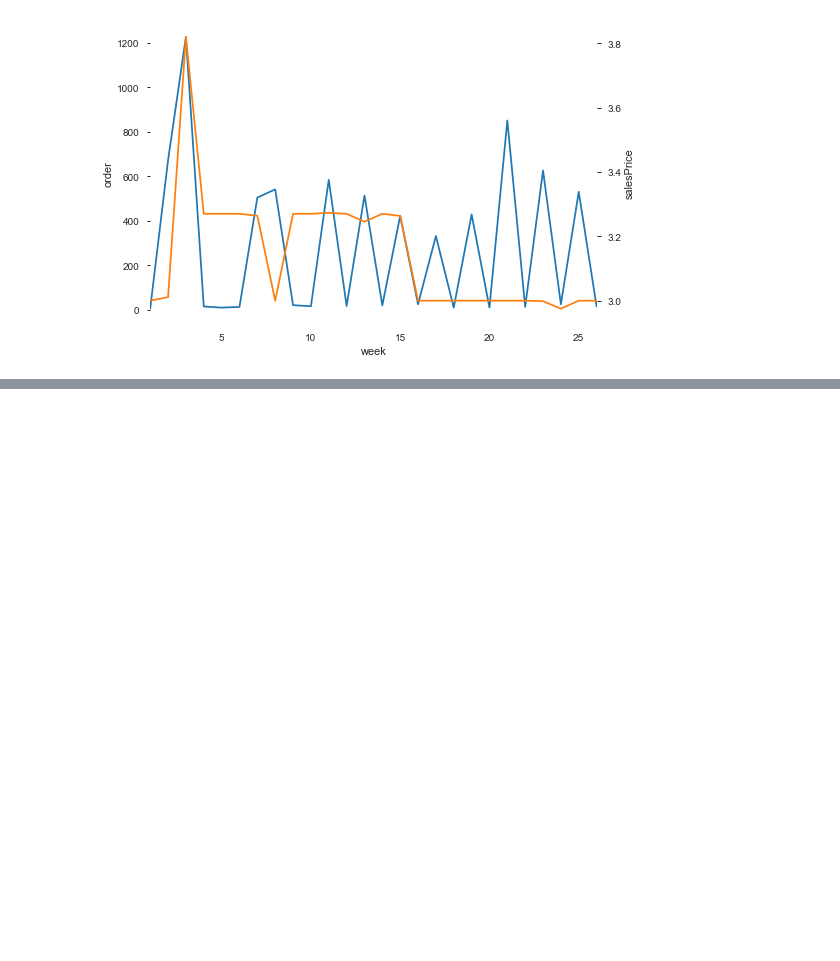
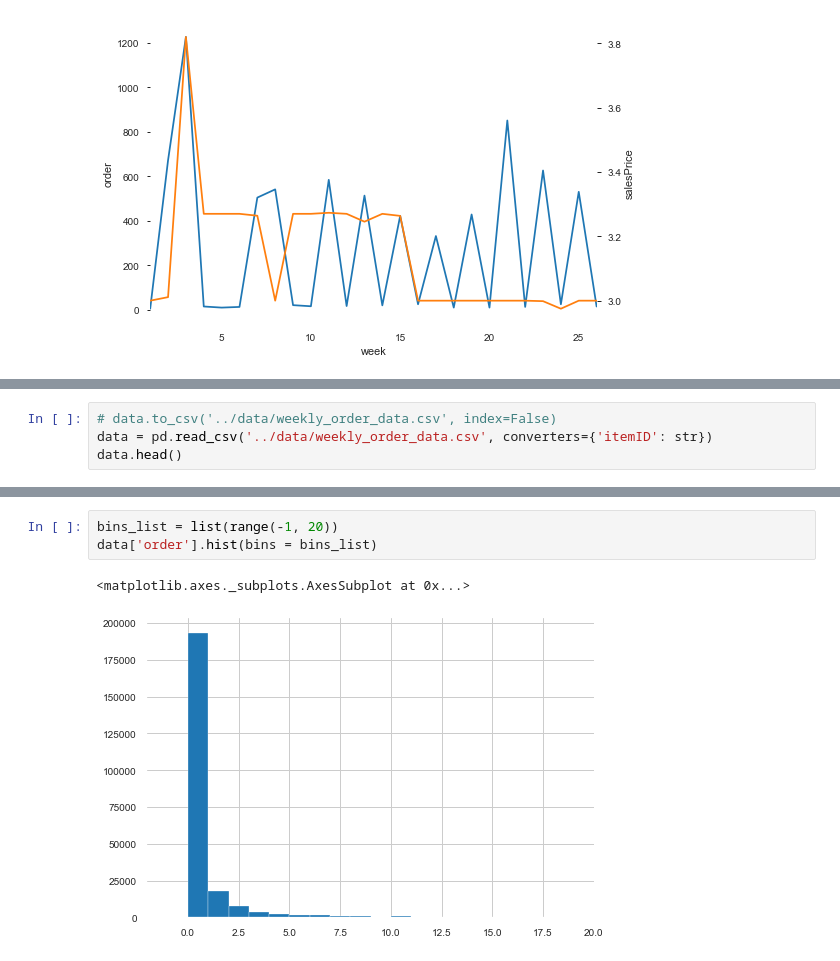
Before and after one commit to janwithb/data-mining-cup-2020, a Jupyter notebook: scripts/DataExploration.ipynb, the cells around one changed output, grey strips where cells are left out. Saved outputs shown, nothing was run; the diff lists cells and outputs as text; blank space fills up the shorter version.

```diff
--- a/scripts/DataExploration.ipynb
+++ b/scripts/DataExploration.ipynb
@@ -384,0 +525,4 @@ plt.xlim(left=orders_per_week[orders_per_week['itemID']==item]['week'].min(), ri
+# %%
+# data.to_csv('../data/weekly_order_data.csv', index=False)
+data = pd.read_csv('../data/weekly_order_data.csv', converters={'itemID': str})
+data.head()
@@ -384,0 +548,6 @@ plt.xlim(left=orders_per_week[orders_per_week['itemID']==item]['week'].min(), ri
+# %%
+bins_list = list(range(-1, 20))
+data['order'].hist(bins = bins_list)
+# %% [output]
+<matplotlib.axes._subplots.AxesSubplot at 0x...>
+[figure, added]
```
Also changed, not shown: parts of 64 cells of this notebook.
